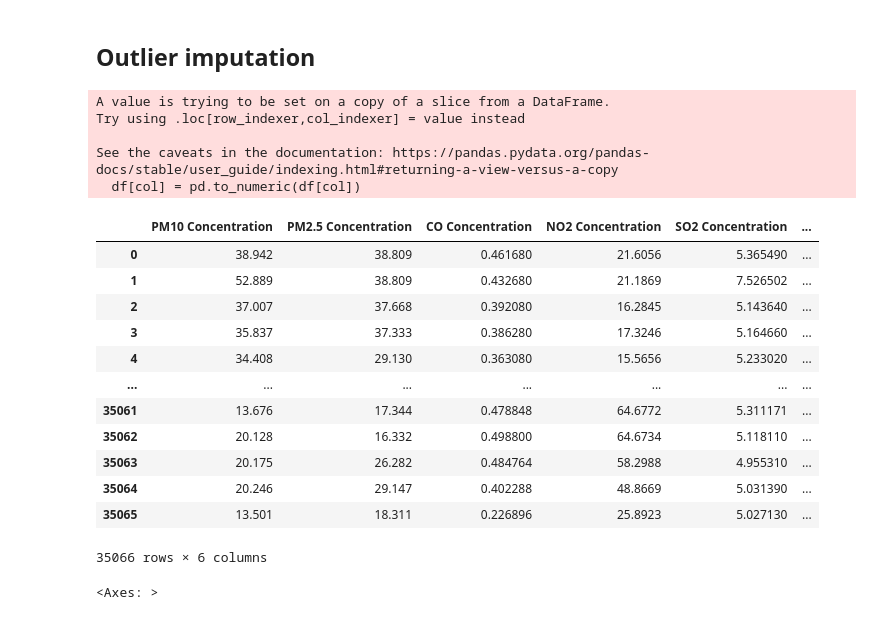
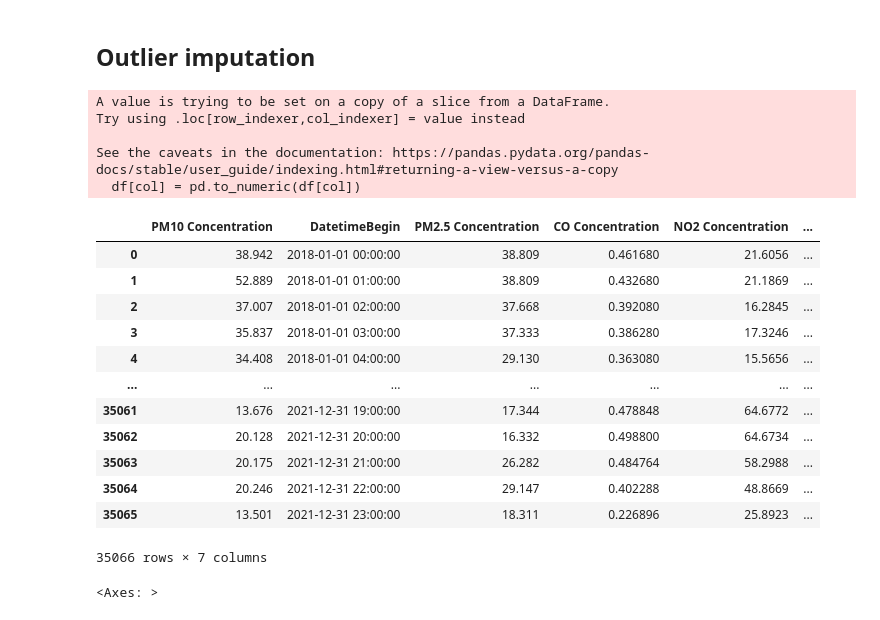
Before and after one commit to FIIT-MSc-projects/2024_CambalS_Adaptive_continuous_environment_remote_sensing, a Jupyter notebook: notebooks/0.3-data-preprocessing.ipynb, the cells around one changed output. Drawn from its saved outputs; the diff is of its cells as text; code cells hidden in the pictures.

```diff
--- a/notebooks/0.3-data-preprocessing.ipynb
+++ b/notebooks/0.3-data-preprocessing.ipynb
@@ -80,44 +80,46 @@ Number of rows with missing values: 0
 # %%
 def QuantileImpute(df):
     for col in df.columns:
         if df[col].isnull().any():
             print(f'NaN found, aborting for col: {col}')
             continue
 
         df[col] = pd.to_numeric(df[col])
         q25, q75 = np.percentile(df[col], 25), np.percentile(df[col], 75)
         q5, q95 = np.percentile(df[col], 5), np.percentile(df[col], 95)
         iqr = q75 - q25
         cutoff = round(iqr * 1.5, 5)
         lower, upper = q25 - cutoff, q75 + cutoff
 
         # replace values of col that are below lower for q5
         df.loc[df[col] < lower, col] = q5
         # replace values of col that are above upper for q95
         df.loc[df[col] > upper, col] = q95
     return df
 
-df = QuantileImpute(df.loc[:, df.columns != 'DatetimeBegin'])
+df_imputed = QuantileImpute(df.loc[:, df.columns != 'DatetimeBegin'])
+# add all of the new columns to the original dataframe
+df[df_imputed.columns] = df_imputed
 df
 # %% [output]
 A value is trying to be set on a copy of a slice from a DataFrame.
 Try using .loc[row_indexer,col_indexer] = value instead
 
 See the caveats in the documentation: https://pandas.pydata.org/pandas-docs/stable/user_guide/indexing.html#returning-a-view-versus-a-copy
   df[col] = pd.to_numeric(df[col])
-|  | PM10 Concentration | PM2.5 Concentration | CO Concentration | NO2 Concentration | SO2 Concentration | ... |
-| 0 | 38.942 | 38.809 | 0.461680 | 21.6056 | 5.365490 | ... |
-| 1 | 52.889 | 38.809 | 0.432680 | 21.1869 | 7.526502 | ... |
-| 2 | 37.007 | 37.668 | 0.392080 | 16.2845 | 5.143640 | ... |
-| 3 | 35.837 | 37.333 | 0.386280 | 17.3246 | 5.164660 | ... |
-| 4 | 34.408 | 29.130 | 0.363080 | 15.5656 | 5.233020 | ... |
+|  | PM10 Concentration | DatetimeBegin | PM2.5 Concentration | CO Concentration | NO2 Concentration | ... |
+| 0 | 38.942 | 2018-01-01 00:00:00 | 38.809 | 0.461680 | 21.6056 | ... |
+| 1 | 52.889 | 2018-01-01 01:00:00 | 38.809 | 0.432680 | 21.1869 | ... |
+| 2 | 37.007 | 2018-01-01 02:00:00 | 37.668 | 0.392080 | 16.2845 | ... |
+| 3 | 35.837 | 2018-01-01 03:00:00 | 37.333 | 0.386280 | 17.3246 | ... |
+| 4 | 34.408 | 2018-01-01 04:00:00 | 29.130 | 0.363080 | 15.5656 | ... |
 | ... | ... | ... | ... | ... | ... | ... |
-| 35061 | 13.676 | 17.344 | 0.478848 | 64.6772 | 5.311171 | ... |
-| 35062 | 20.128 | 16.332 | 0.498800 | 64.6734 | 5.118110 | ... |
-| 35063 | 20.175 | 26.282 | 0.484764 | 58.2988 | 4.955310 | ... |
-| 35064 | 20.246 | 29.147 | 0.402288 | 48.8669 | 5.031390 | ... |
-| 35065 | 13.501 | 18.311 | 0.226896 | 25.8923 | 5.027130 | ... |
+| 35061 | 13.676 | 2021-12-31 19:00:00 | 17.344 | 0.478848 | 64.6772 | ... |
+| 35062 | 20.128 | 2021-12-31 20:00:00 | 16.332 | 0.498800 | 64.6734 | ... |
+| 35063 | 20.175 | 2021-12-31 21:00:00 | 26.282 | 0.484764 | 58.2988 | ... |
+| 35064 | 20.246 | 2021-12-31 22:00:00 | 29.147 | 0.402288 | 48.8669 | ... |
+| 35065 | 13.501 | 2021-12-31 23:00:00 | 18.311 | 0.226896 | 25.8923 | ... |
-35066 rows × 6 columns
+35066 rows × 7 columns
 # %%
 sns.boxplot(data=df.loc[:, df.columns != 'DatetimeBegin'], orient='h')
 # %% [output]
```
Also changed, not shown: parts of 2 cells of this notebook, 12 other files.
